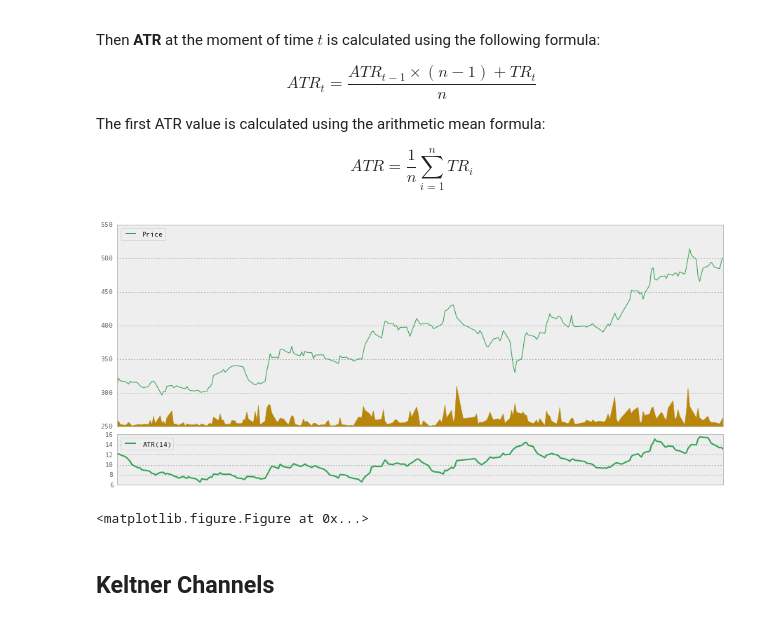
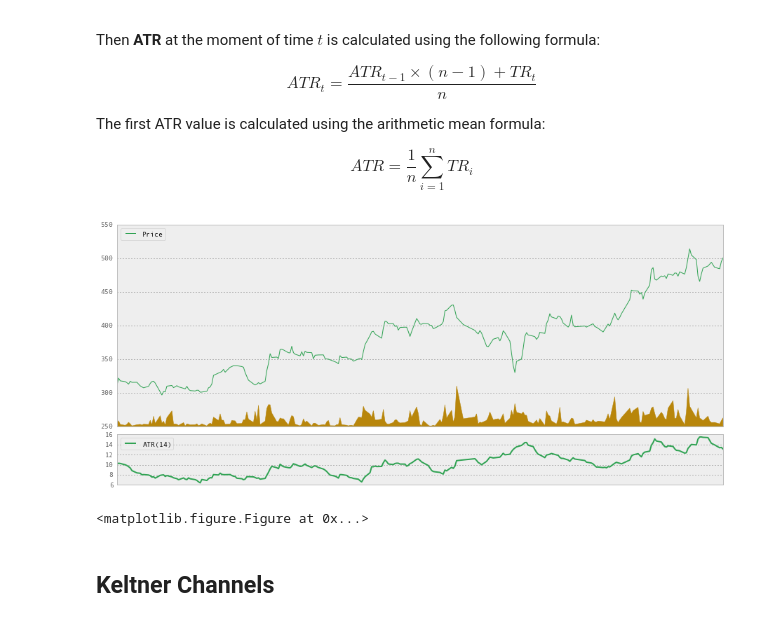
Before and after one commit to daniyalnawaz/cs-research, a Jupyter notebook: Technical Analysis.ipynb, the cells around one changed output. Drawn from its saved outputs; the diff is of its cells as text; code cells hidden in the pictures.

Commit message:
Changes in True Range calculation

```diff
--- a/Technical Analysis.ipynb
+++ b/Technical Analysis.ipynb
@@ -201,27 +201,44 @@ $$
 ATR = \frac{1}{n} \sum_{i=1}^{n} TR_i
 $$
 # %%
-def average_true_range(stock, period = 14):
+def wilders_moving_average(values, period = 30):
+    k = 1 / period
+    wma = values
+    for x in range(1, len(values)):
+        wma[x] = (values[x - 1] * (1 - k)) + (values[x] * k)
+
+    return wma
+
+def true_range(stock):
     tr = pd.DataFrame(index=stock.index, columns=['value'])
 
+    lastRow = None
+    count = 0
     for index, row in stock.iterrows(): # determining our True Range
-        tr.ix[index]['value'] = max(row.high, row.ldcp) - min(row.low, row.ldcp)
+        if count == 0:
+            lastRow = row
+            tr.ix[index]['value'] = (row.high - row.low)
+            count += 1
+        else :
+            tr.ix[index]['value'] = max(row.high, lastRow.closing) - min(row.low, lastRow.closing)
+            lastRow = row
 
-    atr = tr.copy(deep=True)
+    return tr
 
-    for x in range(1, len(atr14)): # determining our True Range
-        atr_p = atr.ix[x - 1]
-        atr.ix[x] = ((atr_p * (period - 1) + tr.ix[x]['value']) / period)
+def average_true_range(stock, period = 14):
+    tr = true_range(stock)
+
+    atr = wilders_moving_average(tr.value, period)
 
     return atr
 
 atr14 = average_true_range(stock)
 
 plot(stock, subplots = [
    [atr14, {'label':'ATR(14)', 'lw': 2, 'c': '#e6550d'}]
 ])
 # %% [output]
-[figure, old version]
+[figure, new version]
 <matplotlib.figure.Figure at 0x...>
 # %% [markdown]
 ## Keltner Channels
```
Also changed, not shown: parts of 12 cells of this notebook, 10 other files.
